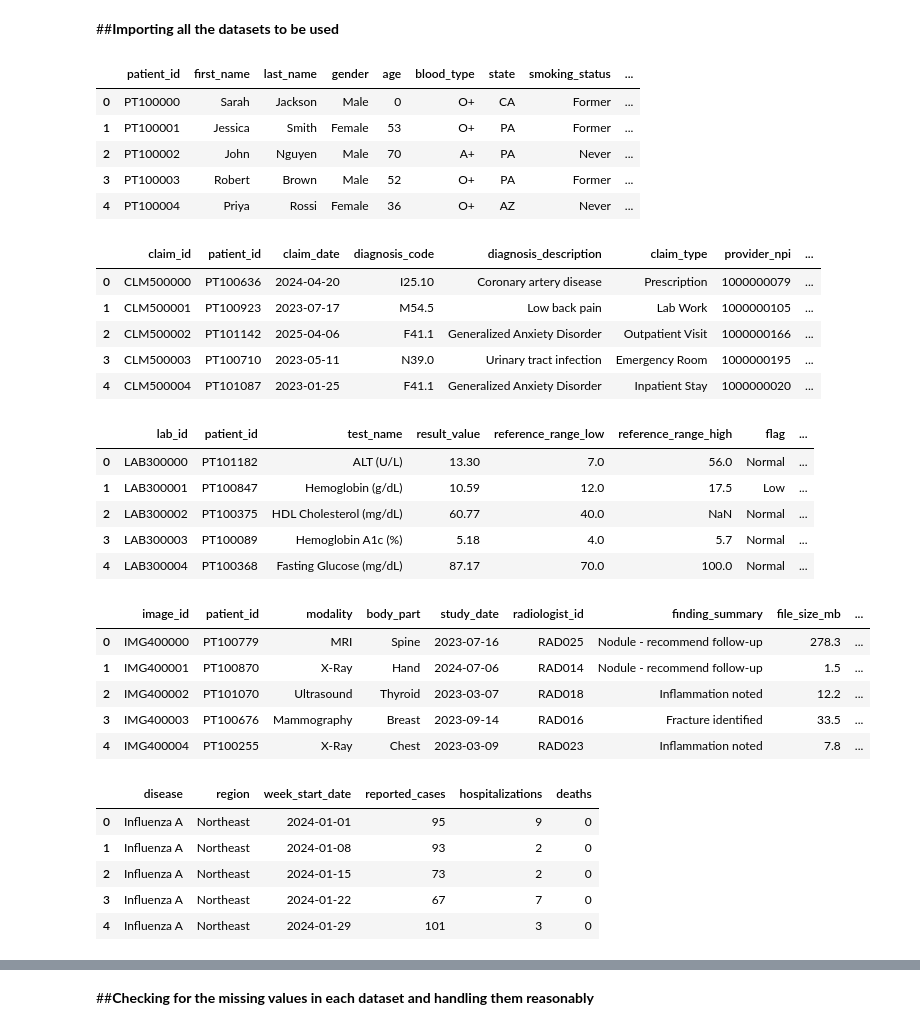
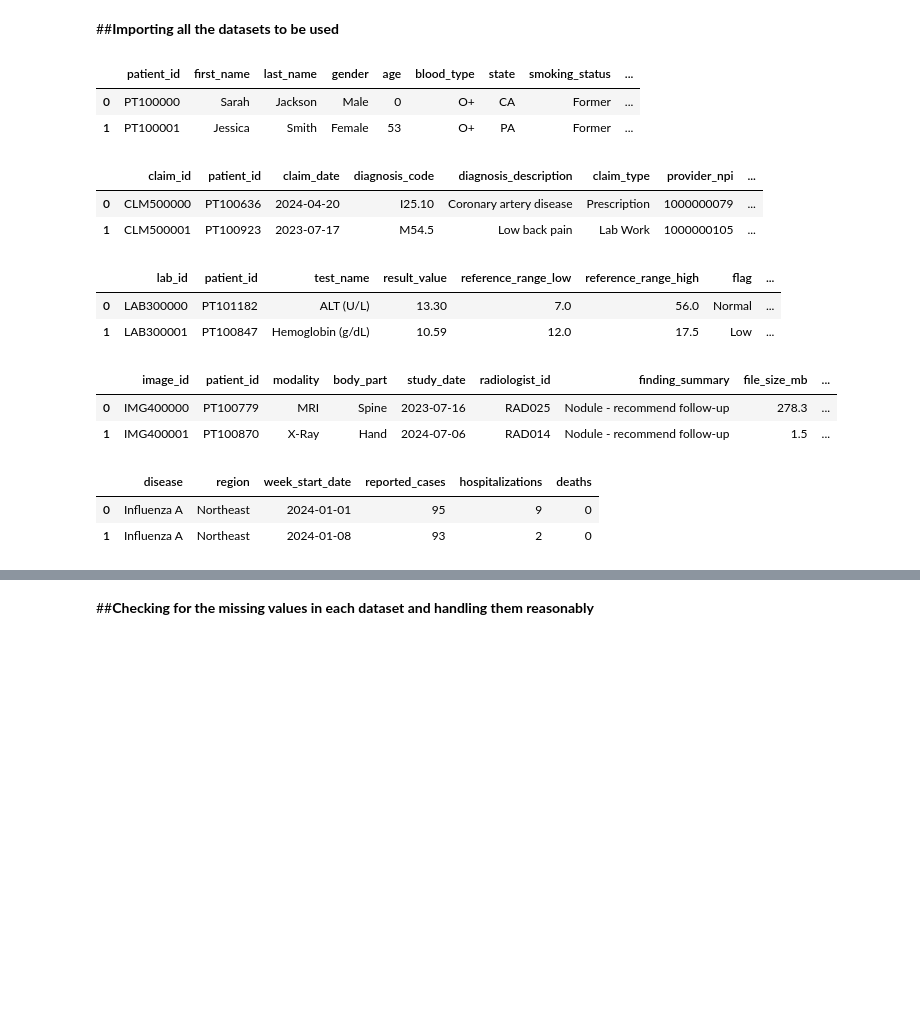
Before and after one commit to ssklpu912-glitch/Data-Science-Professional-summary, a Jupyter notebook: Demo.ipynb, the cells around one changed output, grey strips where cells are left out. Drawn from its saved outputs; the diff is of its cells as text; code cells hidden in the pictures; blank space fills up the shorter version.

```diff
--- a/Demo.ipynb
+++ b/Demo.ipynb
@@ -11,53 +16,38 @@ import seaborn as sns
 ##**Importing all the datasets to be used**
 # %%
 Data1=pd.read_csv('patient_records.csv')
-Data1.head()
+Data1.head(2)
 # %% [output]
 |  | patient_id | first_name | last_name | gender | age | blood_type | state | smoking_status | ... |
 | 0 | PT100000 | Sarah | Jackson | Male | 0 | O+ | CA | Former | ... |
 | 1 | PT100001 | Jessica | Smith | Female | 53 | O+ | PA | Former | ... |
-| 2 | PT100002 | John | Nguyen | Male | 70 | A+ | PA | Never | ... |
-| 3 | PT100003 | Robert | Brown | Male | 52 | O+ | PA | Former | ... |
-| 4 | PT100004 | Priya | Rossi | Female | 36 | O+ | AZ | Never | ... |
 # %%
 Data2=pd.read_csv('insurance_claims.csv')
-Data2.head()
+Data2.head(2)
 # %% [output]
 |  | claim_id | patient_id | claim_date | diagnosis_code | diagnosis_description | claim_type | provider_npi | ... |
 | 0 | CLM500000 | PT100636 | 2024-04-20 | I25.10 | Coronary artery disease | Prescription | 1000000079 | ... |
 | 1 | CLM500001 | PT100923 | 2023-07-17 | M54.5 | Low back pain | Lab Work | 1000000105 | ... |
-| 2 | CLM500002 | PT101142 | 2025-04-06 | F41.1 | Generalized Anxiety Disorder | Outpatient Visit | 1000000166 | ... |
-| 3 | CLM500003 | PT100710 | 2023-05-11 | N39.0 | Urinary tract infection | Emergency Room | 1000000195 | ... |
-| 4 | CLM500004 | PT101087 | 2023-01-25 | F41.1 | Generalized Anxiety Disorder | Inpatient Stay | 1000000020 | ... |
 # %%
 Data3=pd.read_csv('lab_results.csv')
-Data3.head()
+Data3.head(2)
 # %% [output]
 |  | lab_id | patient_id | test_name | result_value | reference_range_low | reference_range_high | flag | ... |
 | 0 | LAB300000 | PT101182 | ALT (U/L) | 13.30 | 7.0 | 56.0 | Normal | ... |
 | 1 | LAB300001 | PT100847 | Hemoglobin (g/dL) | 10.59 | 12.0 | 17.5 | Low | ... |
-| 2 | LAB300002 | PT100375 | HDL Cholesterol (mg/dL) | 60.77 | 40.0 | NaN | Normal | ... |
-| 3 | LAB300003 | PT100089 | Hemoglobin A1c (%) | 5.18 | 4.0 | 5.7 | Normal | ... |
-| 4 | LAB300004 | PT100368 | Fasting Glucose (mg/dL) | 87.17 | 70.0 | 100.0 | Normal | ... |
 # %%
 Data4=pd.read_csv('imaging.csv')
-Data4.head()
+Data4.head(2)
 # %% [output]
 |  | image_id | patient_id | modality | body_part | study_date | radiologist_id | finding_summary | file_size_mb | ... |
 | 0 | IMG400000 | PT100779 | MRI | Spine | 2023-07-16 | RAD025 | Nodule - recommend follow-up | 278.3 | ... |
 | 1 | IMG400001 | PT100870 | X-Ray | Hand | 2024-07-06 | RAD014 | Nodule - recommend follow-up | 1.5 | ... |
-| 2 | IMG400002 | PT101070 | Ultrasound | Thyroid | 2023-03-07 | RAD018 | Inflammation noted | 12.2 | ... |
-| 3 | IMG400003 | PT100676 | Mammography | Breast | 2023-09-14 | RAD016 | Fracture identified | 33.5 | ... |
-| 4 | IMG400004 | PT100255 | X-Ray | Chest | 2023-03-09 | RAD023 | Inflammation noted | 7.8 | ... |
 # %%
 Data5=pd.read_csv('disease_outbreak.csv')
-Data5.head()
+Data5.head(2)
 # %% [output]
 |  | disease | region | week_start_date | reported_cases | hospitalizations | deaths |
 | 0 | Influenza A | Northeast | 2024-01-01 | 95 | 9 | 0 |
 | 1 | Influenza A | Northeast | 2024-01-08 | 93 | 2 | 0 |
-| 2 | Influenza A | Northeast | 2024-01-15 | 73 | 2 | 0 |
-| 3 | Influenza A | Northeast | 2024-01-22 | 67 | 7 | 0 |
-| 4 | Influenza A | Northeast | 2024-01-29 | 101 | 3 | 0 |
 # %%
 Data6=pd.read_csv('clinical_trials.csv')
```
Also changed, not shown: parts of 5 cells of this notebook, 1 other file.
